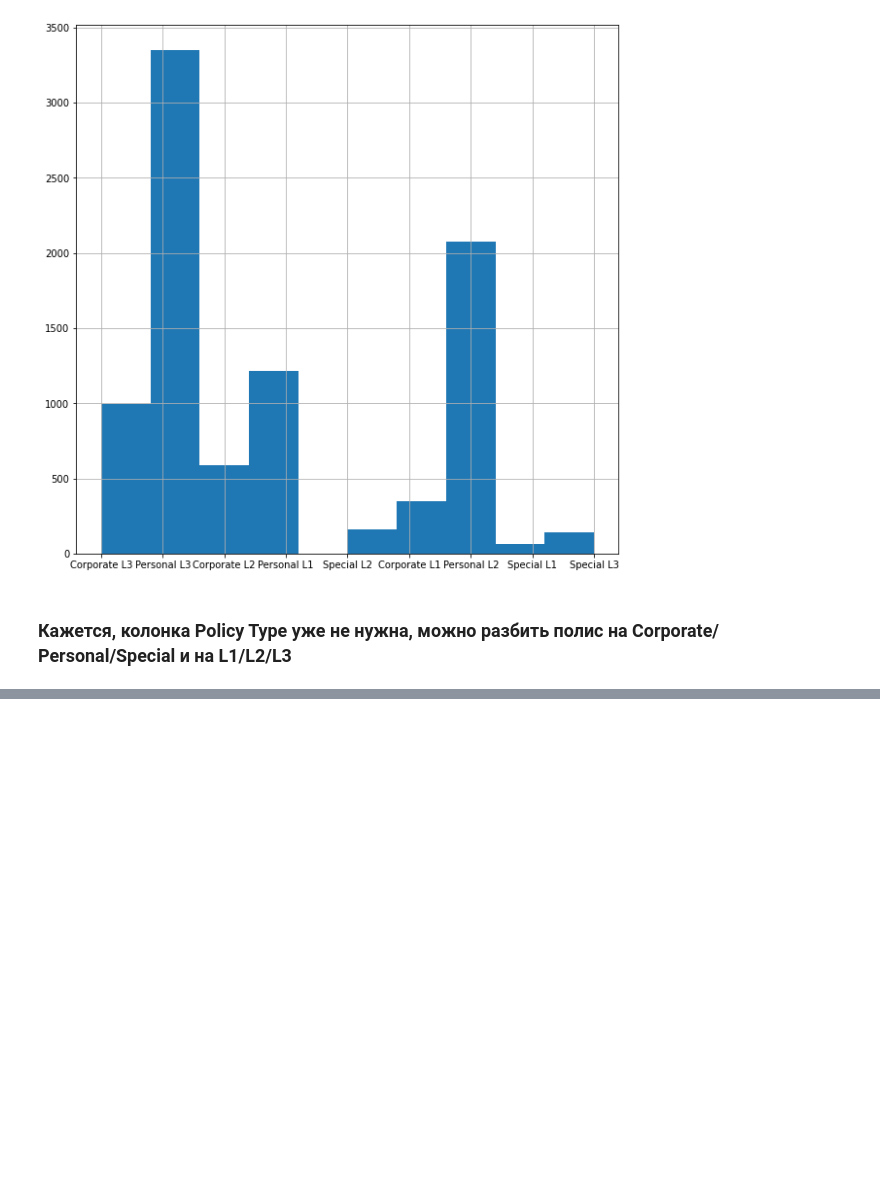
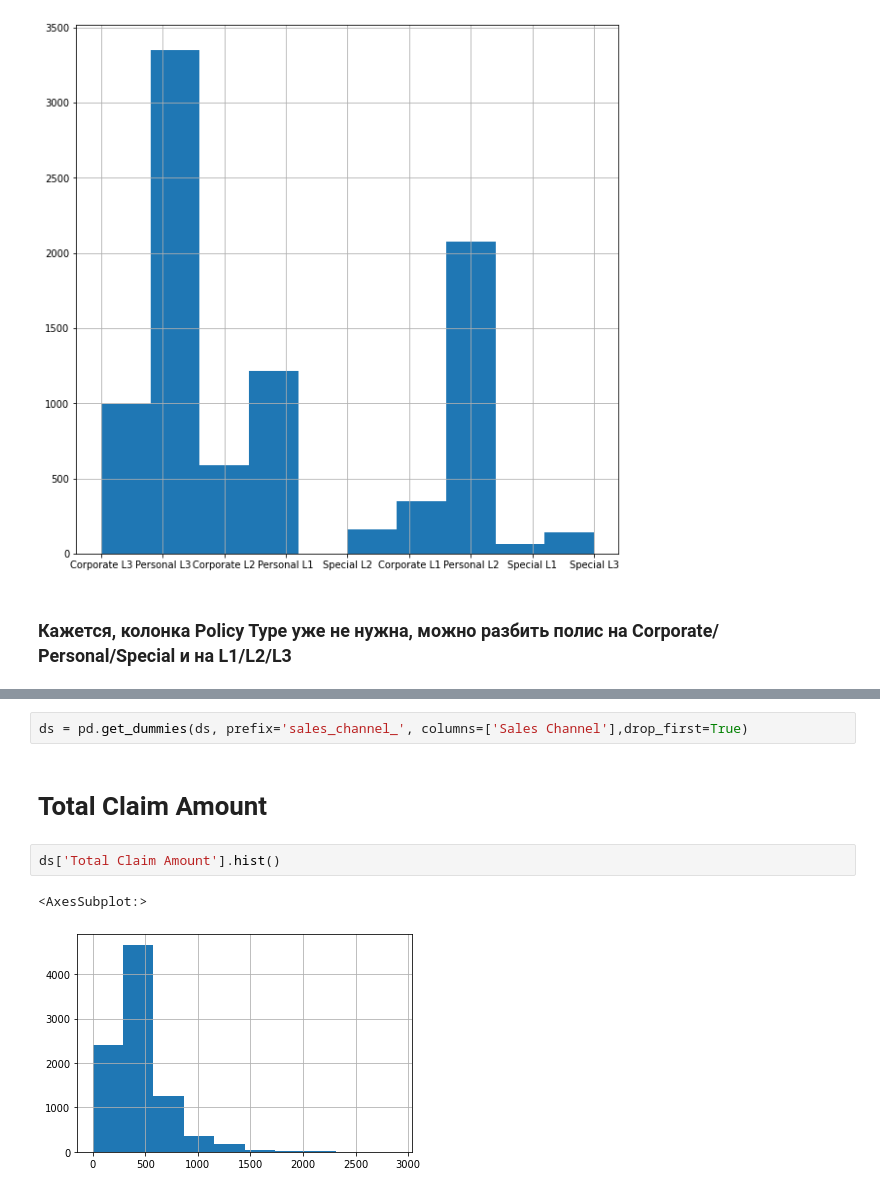
Before and after one commit to TefloniusMonk/intro, a Jupyter notebook: notebooks/customer_lifetime_value.ipynb, the cells around one changed output, grey strips where cells are left out. Cells and saved outputs as stored; diff of their text form; blank space fills up the shorter version.

```diff
--- a/notebooks/customer_lifetime_value.ipynb
+++ b/notebooks/customer_lifetime_value.ipynb
@@ -332,0 +404,9 @@ ds['Policy'].hist()
+# %%
+ds = pd.get_dummies(ds, prefix='sales_channel_', columns=['Sales Channel'],drop_first=True)
+# %% [markdown]
+# Total Claim Amount
+# %%
+ds['Total Claim Amount'].hist()
+# %% [output]
+<AxesSubplot:>
+[figure, added]
```
Also changed, not shown: parts of 42 cells of this notebook, 1 other file.
